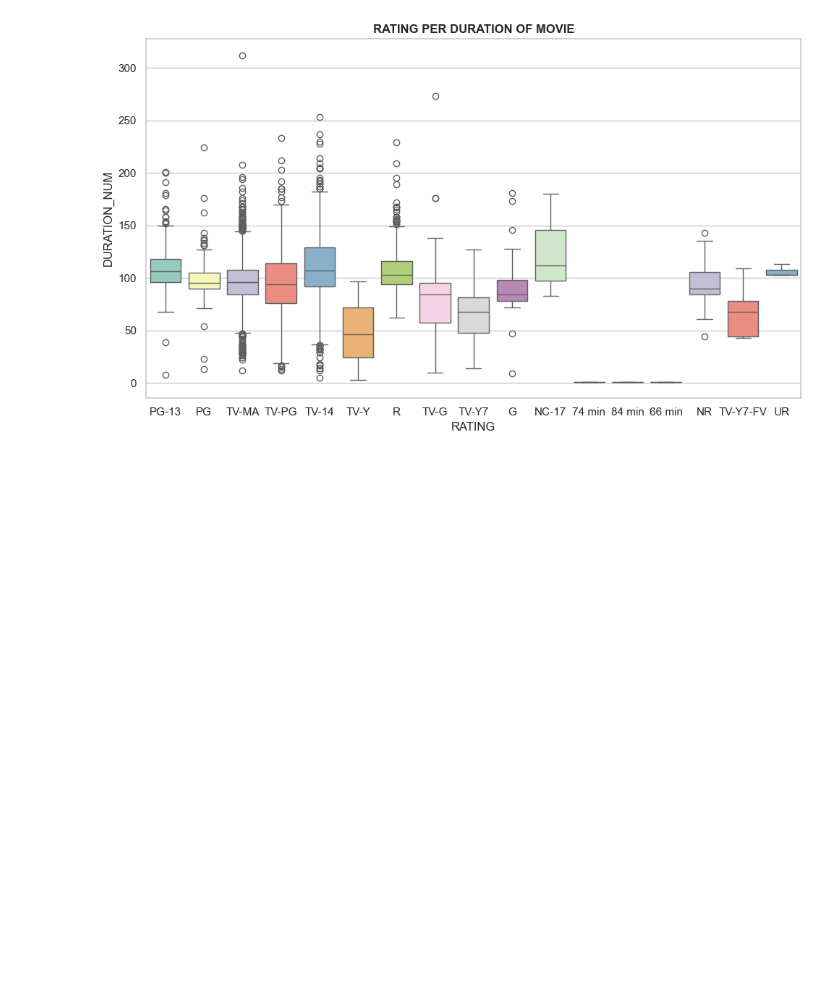
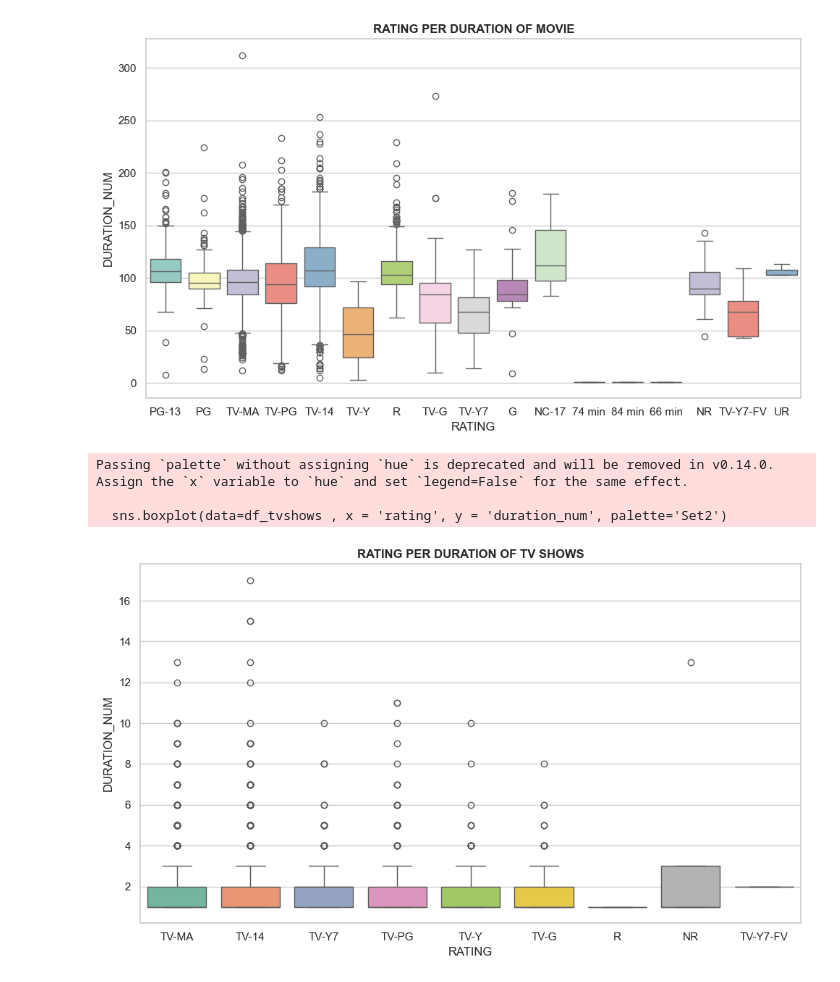
Before and after one commit to Ramcharan-AIML/Matplotlib_Problem_Solving, a Jupyter notebook: Seaborn_Practice.ipynb, the cells around one changed output. Saved outputs shown, nothing was run; the diff lists cells and outputs as text; code cells hidden in the pictures; blank space fills up the shorter version.

Commit message:
Completed 9 Tasks in Visualization in Netflix Data

```diff
--- a/Seaborn_Practice.ipynb
+++ b/Seaborn_Practice.ipynb
@@ -795,3 +795,24 @@ Passing `palette` without assigning `hue` is deprecated and will be removed in v
 
   sns.boxplot(data=df_movies , x = 'rating', y='duration_num', palette='Set3')
 [figure]
+# %%
+# TASK - 7
+
+plt.figure(figsize=(10,6))
+
+sns.boxplot(data=df_tvshows , x = 'rating', y = 'duration_num', palette='Set2')
+
+plt.title("RATING PER DURATION OF TV SHOWS",fontweight = 'bold')
+plt.xlabel("RATING")
+plt.ylabel("DURATION_NUM")
+
+plt.tight_layout()
+plt.show()
+
+# according to this , TV-14 is producing longest running TV shows in Netflix
+# The outlier also appear in the TV-14 only but this is the key one to notice, because it is having 17 seasons which is very longest running streaming mins, this is important outlier
+# %% [output]
+Passing `palette` without assigning `hue` is deprecated and will be removed in v0.14.0. Assign the `x` variable to `hue` and set `legend=False` for the same effect.
+
+  sns.boxplot(data=df_tvshows , x = 'rating', y = 'duration_num', palette='Set2')
+[figure, added]
```
Also changed, not shown: parts of 3 cells of this notebook.
